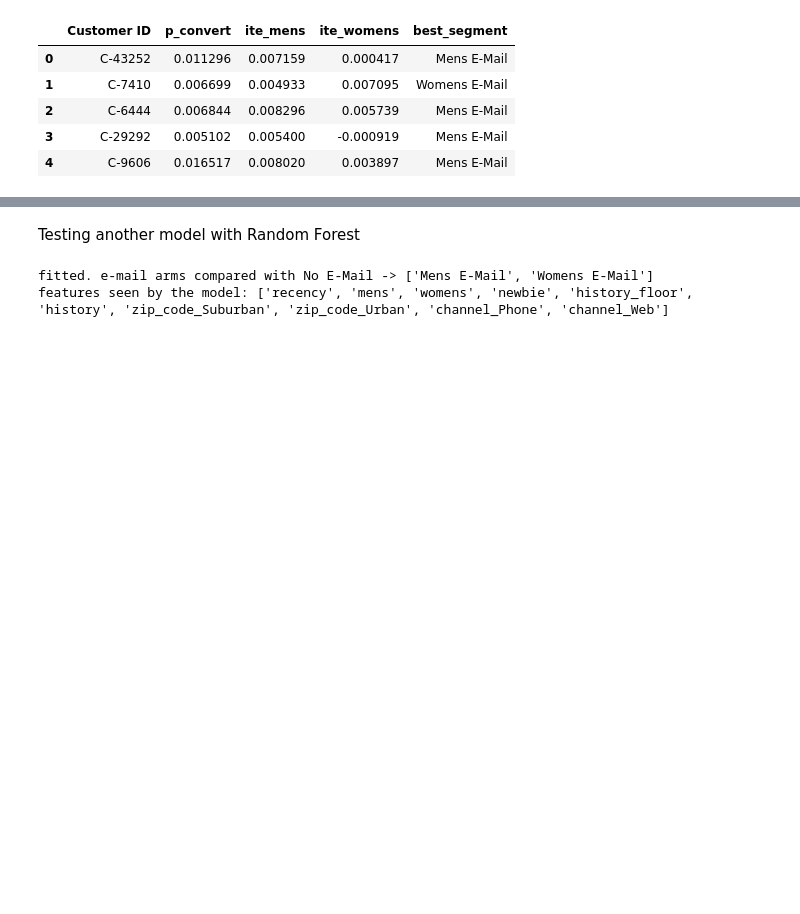
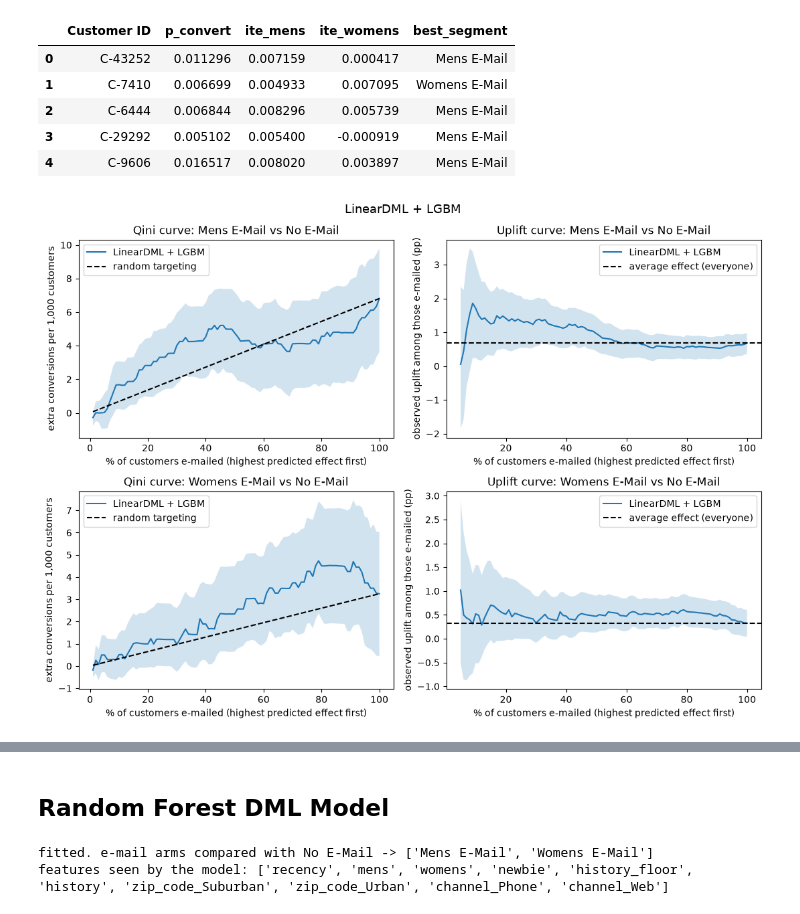
Before and after one commit to Sharathh-K/project, a Jupyter notebook: Notebooks/Double_ML_Model.ipynb, the cells around one changed output, grey strips where cells are left out. Saved outputs shown, nothing was run; the diff lists cells and outputs as text; code cells hidden in the pictures; blank space fills up the shorter version.

Commit message:
added new models and compared them

```diff
--- a/Notebooks/Double_ML_Model.ipynb
+++ b/Notebooks/Double_ML_Model.ipynb
@@ -171,3 +286,7 @@ test AUC of p_convert: 0.604 (modest signal is expected: only 0.9% convert)
 | 2 | C-6444 | 0.006844 | 0.008296 | 0.005739 | Mens E-Mail |
 | 3 | C-29292 | 0.005102 | 0.005400 | -0.000919 | Mens E-Mail |
 | 4 | C-9606 | 0.016517 | 0.008020 | 0.003897 | Mens E-Mail |
+# %%
+curve_report("LinearDML + LGBM", rec)
+# %% [output]
+[figure, added]
@@ -174,5 +296,5 @@ test AUC of p_convert: 0.604 (modest signal is expected: only 0.9% convert)
 # %% [markdown]
-Testing another model with Random Forest
+## Random Forest DML Model
 # %%
 RF_PARAMS = dict(n_estimators=300, min_samples_leaf=100, max_features=0.5,
                  n_jobs=-1, random_state=42)
```
Also changed, not shown: parts of 24 cells of this notebook, 1 other file.
